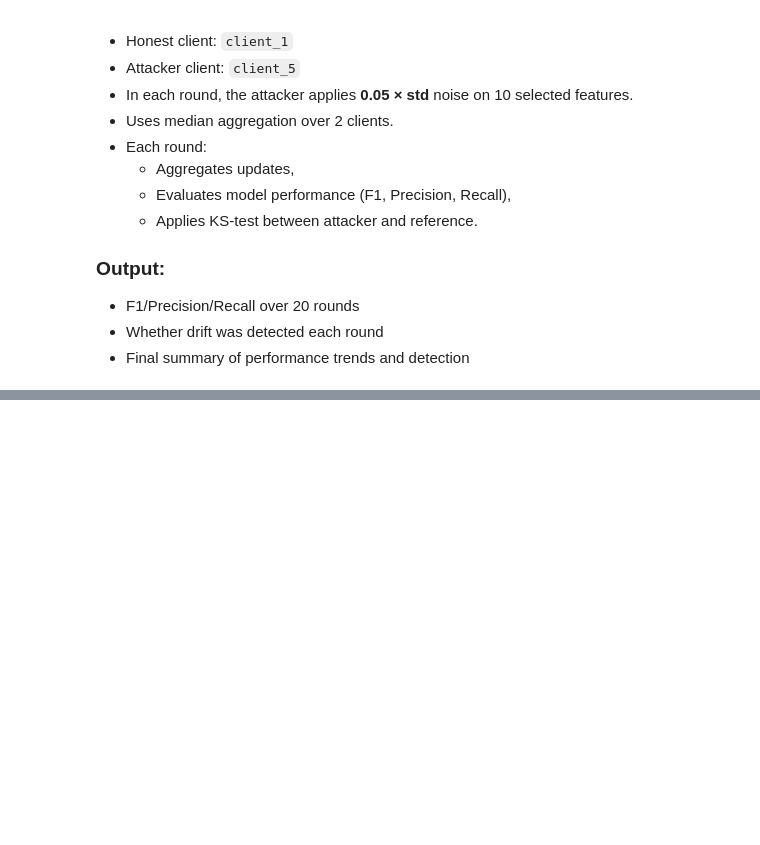
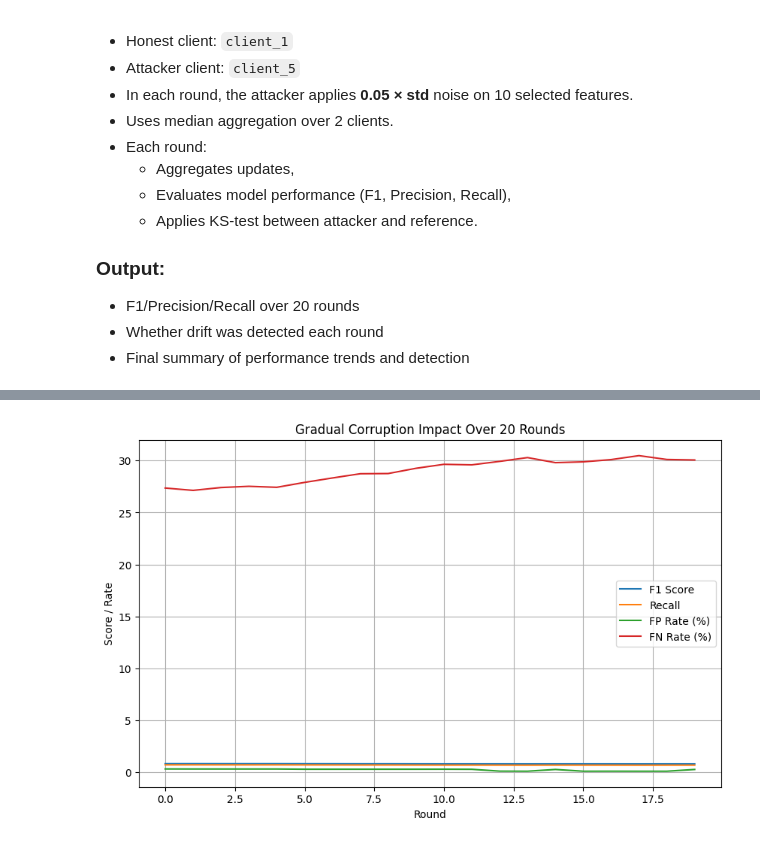
Before and after one commit to aztecx/FL-IDS-Surveillance, a Jupyter notebook: notebooks/07_Targetted_Adversarial_Robustness.ipynb, the cells around one changed output, grey strips where cells are left out. Saved outputs shown, nothing was run; the diff lists cells and outputs as text; code cells hidden in the pictures; blank space fills up the shorter version.

```diff
--- a/notebooks/07_Targetted_Adversarial_Robustness.ipynb
+++ b/notebooks/07_Targetted_Adversarial_Robustness.ipynb
@@ -1018,0 +1126,18 @@ This experiment simulates such an adversary and tracks whether performance degra
+# %%
+df_gradual = pd.DataFrame(gradual_corruption_results, columns=["F1 Score", "Precision", "Recall", "FP Rate (%)", "FN Rate (%)"])
+df_gradual["Drift Detected"] = ks_drift_flags_per_round
+df_gradual.to_csv("results/gradual_corruption_summary.csv", index=False)
+
+plt.figure(figsize=(10, 6))
+plt.plot(df_gradual["F1 Score"], label="F1 Score")
+plt.plot(df_gradual["Recall"], label="Recall")
+plt.plot(df_gradual["FP Rate (%)"], label="FP Rate (%)")
+plt.plot(df_gradual["FN Rate (%)"], label="FN Rate (%)")
+plt.title("Gradual Corruption Impact Over 20 Rounds")
+plt.xlabel("Round")
+plt.ylabel("Score / Rate")
+plt.grid(True)
+plt.legend()
+plt.show()
+# %% [output]
+[figure, added]
```
Also changed, not shown: parts of 2 cells of this notebook, 1 other file.
